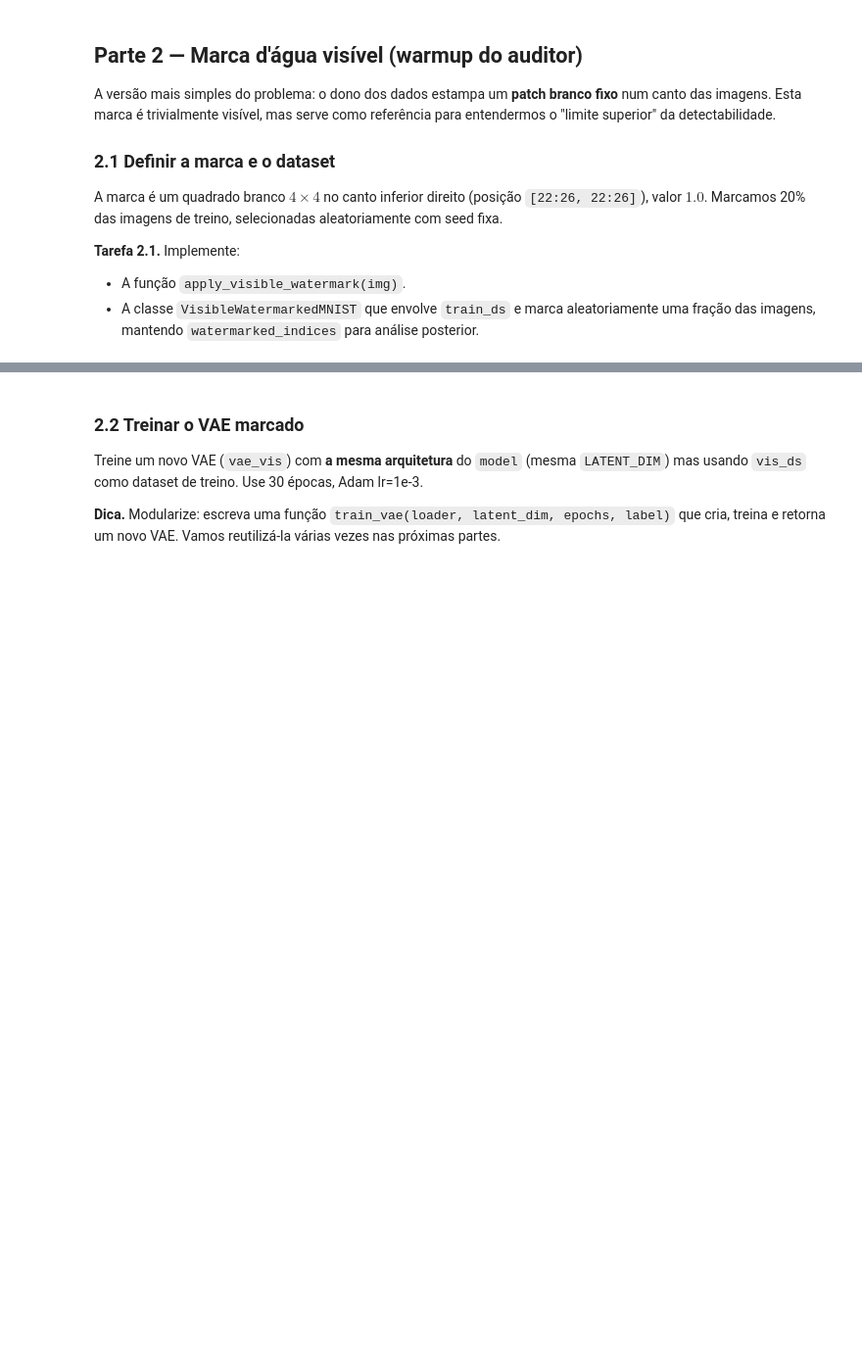
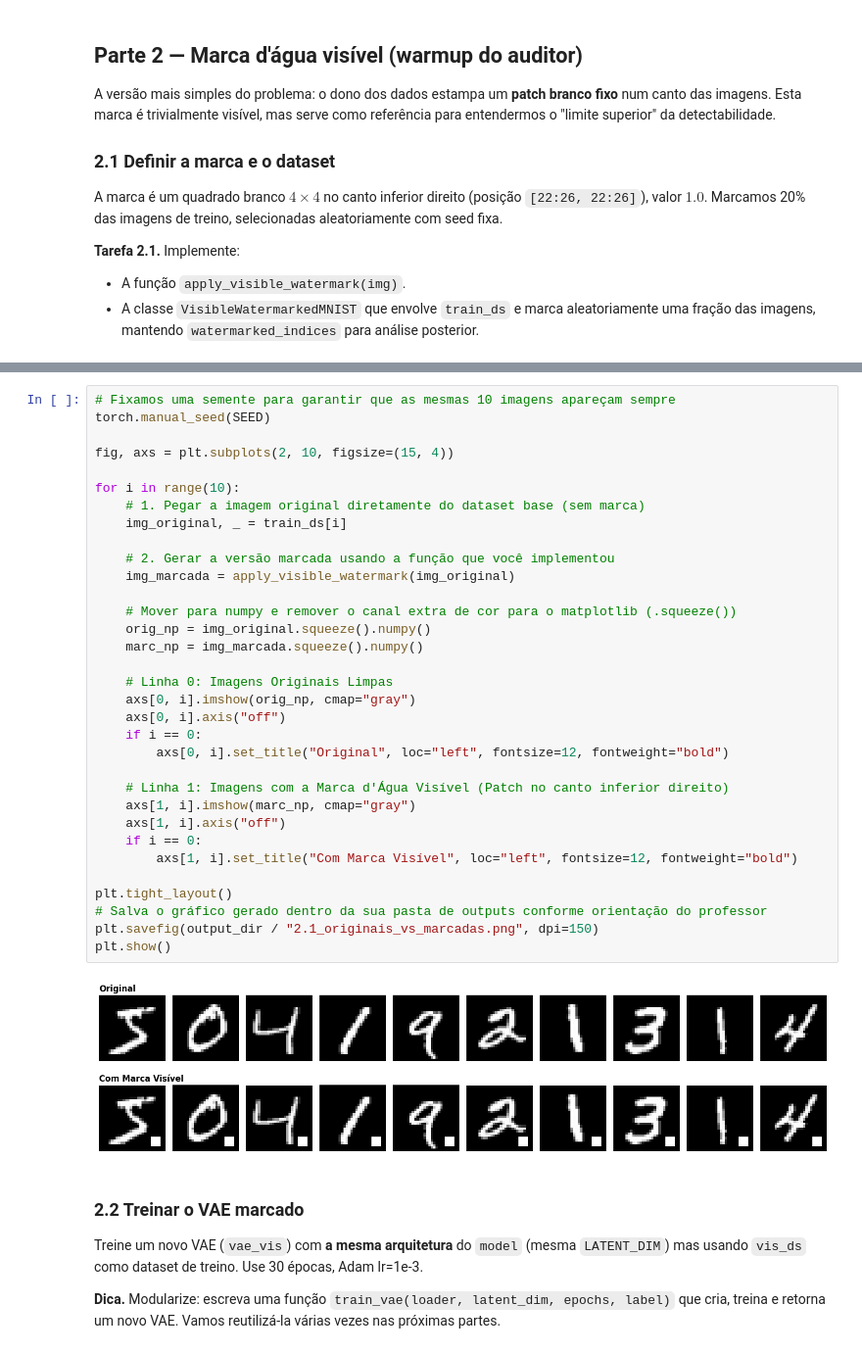
Before and after one commit to biaanuness/machine_learning2, a Jupyter notebook: trabalho_3/vae_watermark.ipynb, the cells around one changed output, grey strips where cells are left out. Shown at 98% size. Cells and saved outputs as stored; diff of their text form; blank space fills up the shorter version.

```diff
--- a/trabalho_3/vae_watermark.ipynb
+++ b/trabalho_3/vae_watermark.ipynb
@@ -519,3 +543,38 @@ raise NotImplementedError
+# %%
+# Fixamos uma semente para garantir que as mesmas 10 imagens apareçam sempre
+torch.manual_seed(SEED)
+
+fig, axs = plt.subplots(2, 10, figsize=(15, 4))
+
+for i in range(10):
+    # 1. Pegar a imagem original diretamente do dataset base (sem marca)
+    img_original, _ = train_ds[i]
+
+    # 2. Gerar a versão marcada usando a função que você implementou
+    img_marcada = apply_visible_watermark(img_original)
+
+    # Mover para numpy e remover o canal extra de cor para o matplotlib (.squeeze())
+    orig_np = img_original.squeeze().numpy()
+    marc_np = img_marcada.squeeze().numpy()
+
+    # Linha 0: Imagens Originais Limpas
+    axs[0, i].imshow(orig_np, cmap="gray")
+    axs[0, i].axis("off")
+    if i == 0:
+        axs[0, i].set_title("Original", loc="left", fontsize=12, fontweight="bold")
+
+    # Linha 1: Imagens com a Marca d'Água Visível (Patch no canto inferior direito)
+    axs[1, i].imshow(marc_np, cmap="gray")
+    axs[1, i].axis("off")
+    if i == 0:
+        axs[1, i].set_title("Com Marca Visível", loc="left", fontsize=12, fontweight="bold")
+
+plt.tight_layout()
+# Salva o gráfico gerado dentro da sua pasta de outputs conforme orientação do professor
+plt.savefig(output_dir / "2.1_originais_vs_marcadas.png", dpi=150)
+plt.show()
+# %% [output]
+[figure, added]
 # %% [markdown]
 ### 2.2 Treinar o VAE marcado
 
```
Also changed, not shown: parts of 8 cells of this notebook.
